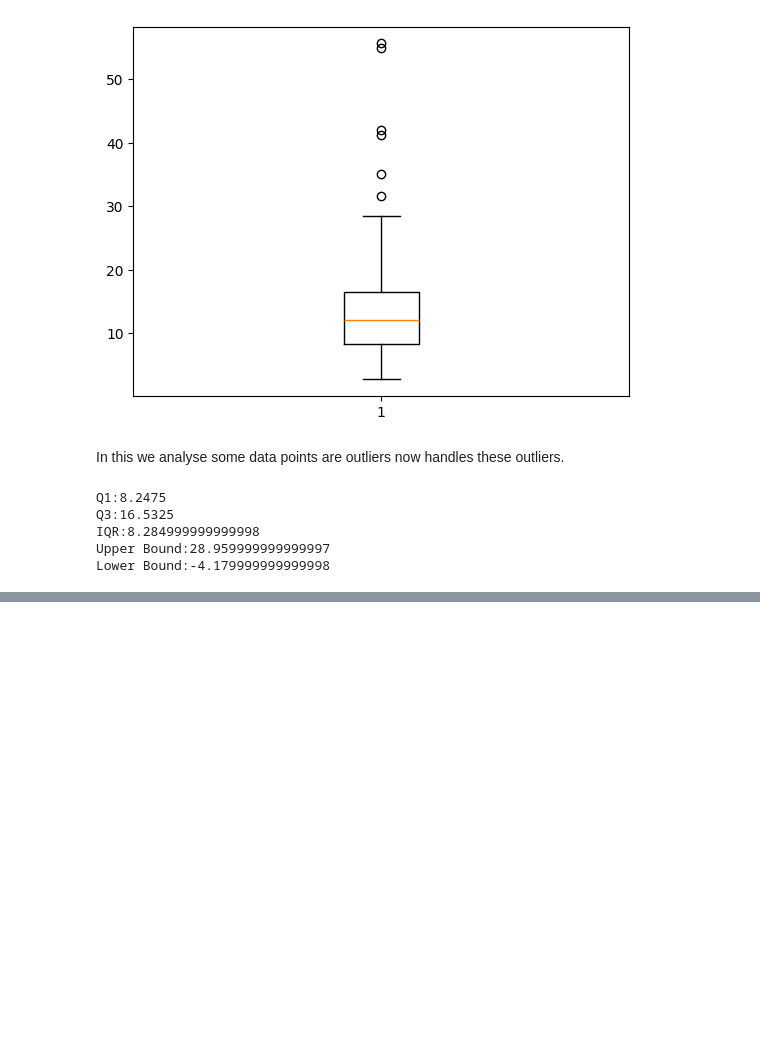
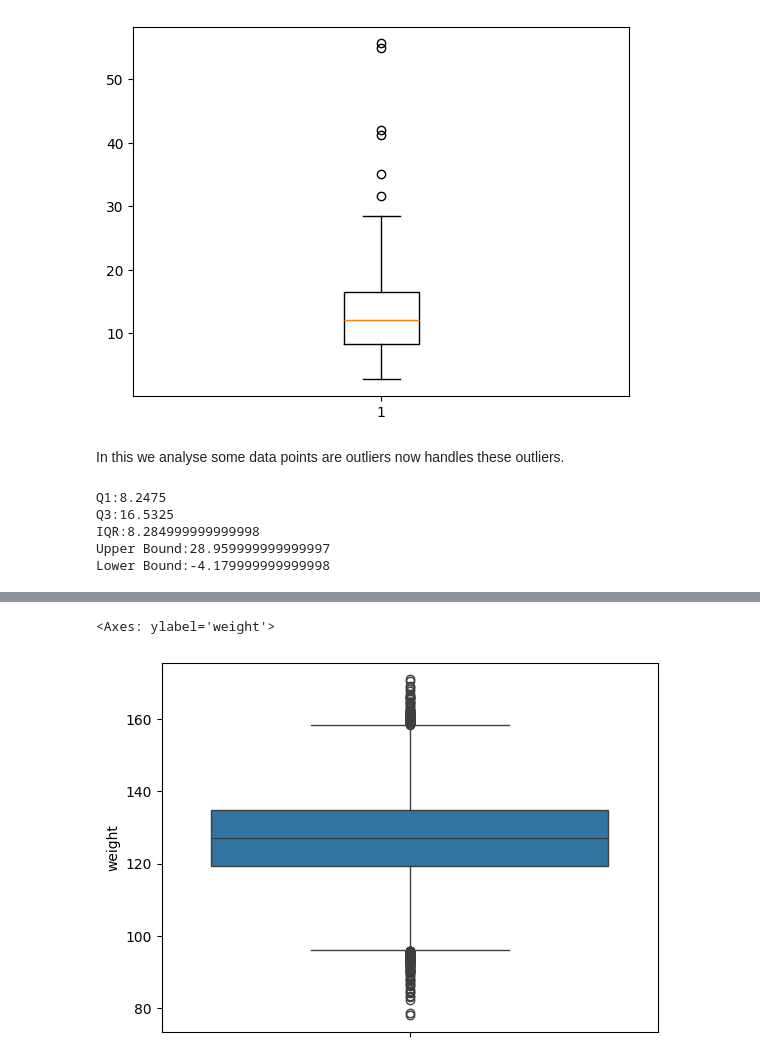
Before and after one commit to Shekhar7017/EDA, a Jupyter notebook: FeatureEngineering.ipynb, the cells around one changed output, grey strips where cells are left out. Cells and saved outputs as stored; diff of their text form; code cells hidden in the pictures; blank space fills up the shorter version.

```diff
--- a/FeatureEngineering.ipynb
+++ b/FeatureEngineering.ipynb
@@ -2138,0 +2169,5 @@ df.tail(20)
+# %%
+sns.boxplot(df['weight'])
+# %% [output]
+<Axes: ylabel='weight'>
+[figure, added]
```
Also changed, not shown: parts of 19 cells of this notebook, 1 other file.
